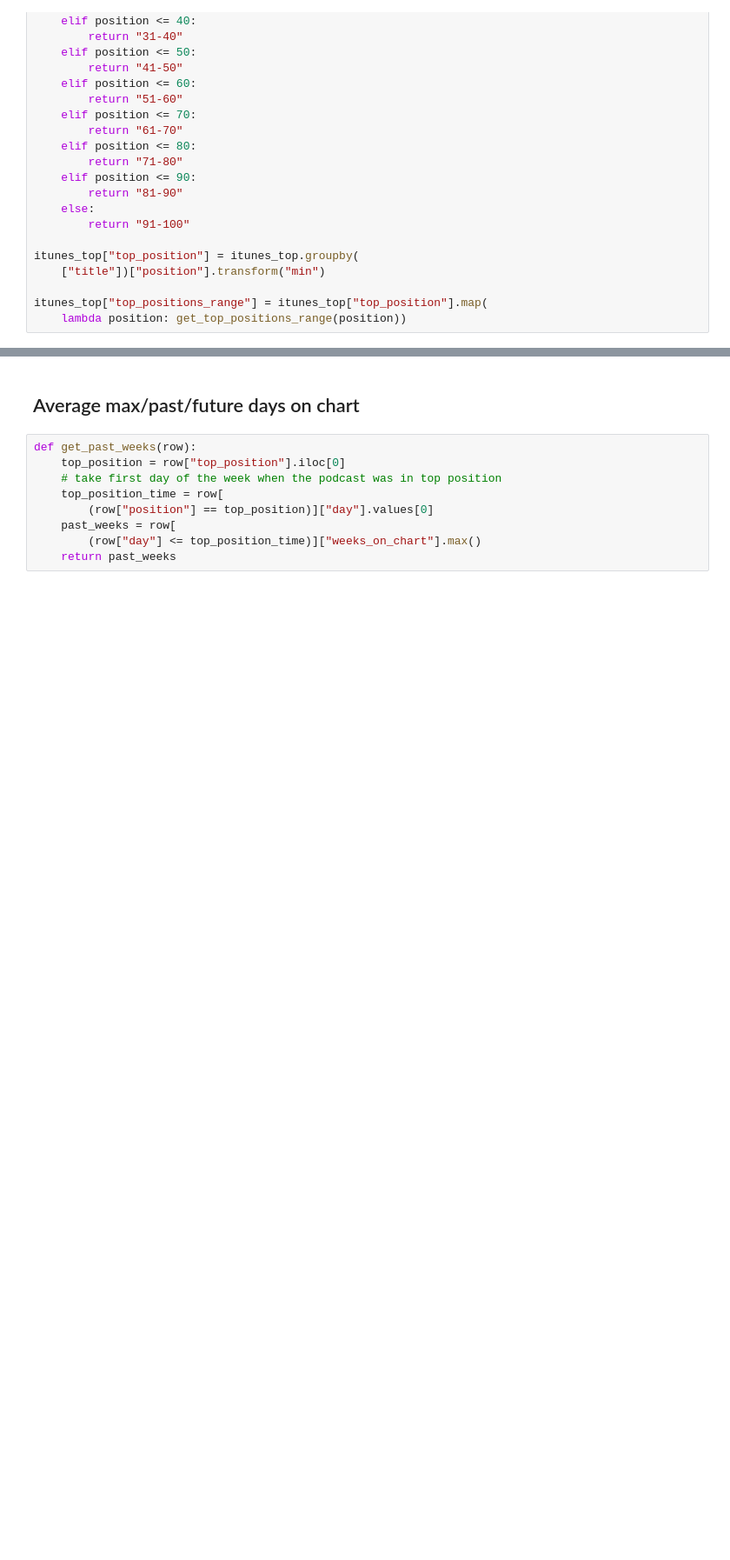
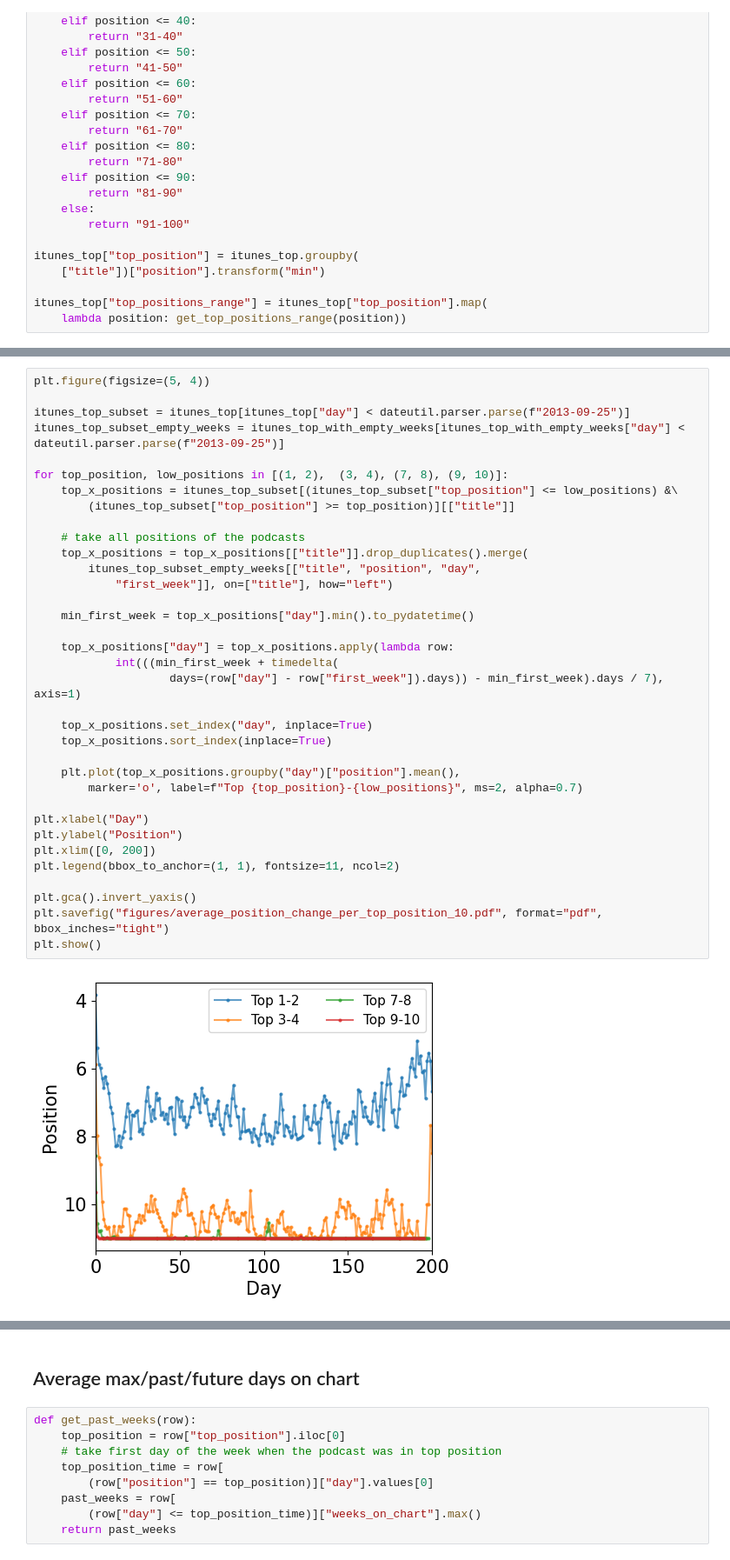
Before and after one commit to martalech/pop_charts_dynamics, a Jupyter notebook: podcasts/itunes_podcasts_statistics.ipynb, the cells around one changed output, grey strips where cells are left out. Shown: that part at 87% size. Drawn from its saved outputs; the diff is of its cells as text; blank space fills up the shorter version.

```diff
--- a/podcasts/itunes_podcasts_statistics.ipynb
+++ b/podcasts/itunes_podcasts_statistics.ipynb
@@ -208,6 +220,43 @@ itunes_top_with_empty_weeks = pd.concat([itunes_top[["title", "weeks_on_chart",
     "position", "day", "year", "top_position"]], pd.DataFrame(rows_to_add)], ignore_index=True)
 
 itunes_top_with_empty_weeks["first_week"] = itunes_top_with_empty_weeks.groupby(["title"])["day"].transform("min")
+# %%
+plt.figure(figsize=(5, 4))
+
+itunes_top_subset = itunes_top[itunes_top["day"] < dateutil.parser.parse(f"2013-09-25")]
+itunes_top_subset_empty_weeks = itunes_top_with_empty_weeks[itunes_top_with_empty_weeks["day"] < dateutil.parser.parse(f"2013-09-25")]
+
+for top_position, low_positions in [(1, 2),  (3, 4), (7, 8), (9, 10)]:
+    top_x_positions = itunes_top_subset[(itunes_top_subset["top_position"] <= low_positions) &\
+        (itunes_top_subset["top_position"] >= top_position)][["title"]]
+
+    # take all positions of the podcasts
+    top_x_positions = top_x_positions[["title"]].drop_duplicates().merge(
+        itunes_top_subset_empty_weeks[["title", "position", "day",
+            "first_week"]], on=["title"], how="left")
+
+    min_first_week = top_x_positions["day"].min().to_pydatetime()
+
+    top_x_positions["day"] = top_x_positions.apply(lambda row:
+            int(((min_first_week + timedelta(
+                    days=(row["day"] - row["first_week"]).days)) - min_first_week).days / 7), axis=1)
+
+    top_x_positions.set_index("day", inplace=True)
+    top_x_positions.sort_index(inplace=True)
+
+    plt.plot(top_x_positions.groupby("day")["position"].mean(),
+        marker='o', label=f"Top {top_position}-{low_positions}", ms=2, alpha=0.7)
+
+plt.xlabel("Day")
+plt.ylabel("Position")
+plt.xlim([0, 200])
+plt.legend(bbox_to_anchor=(1, 1), fontsize=11, ncol=2)
+
+plt.gca().invert_yaxis()
+plt.savefig("figures/average_position_change_per_top_position_10.pdf", format="pdf", bbox_inches="tight")
+plt.show()
+# %% [output]
+[figure, added]
 # %%
 plt.figure(figsize=(5, 4))
 
```
Also changed, not shown: parts of 4 cells of this notebook, 11 other files.
